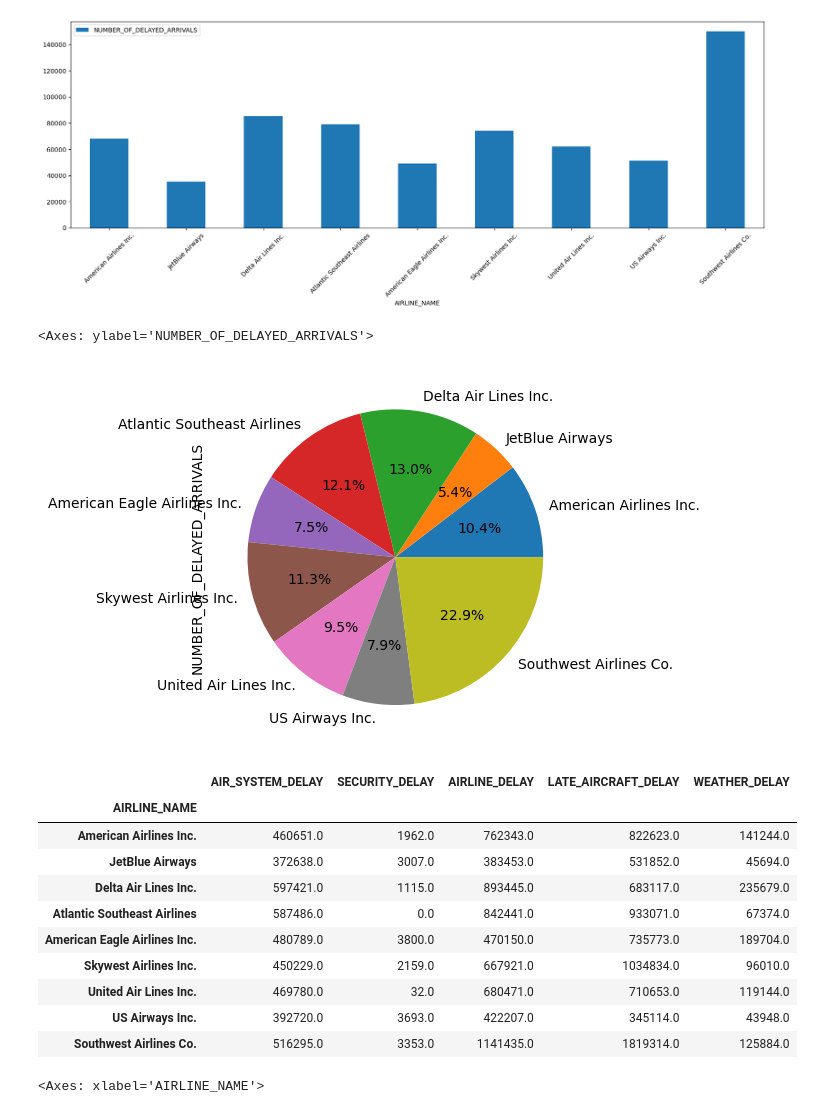
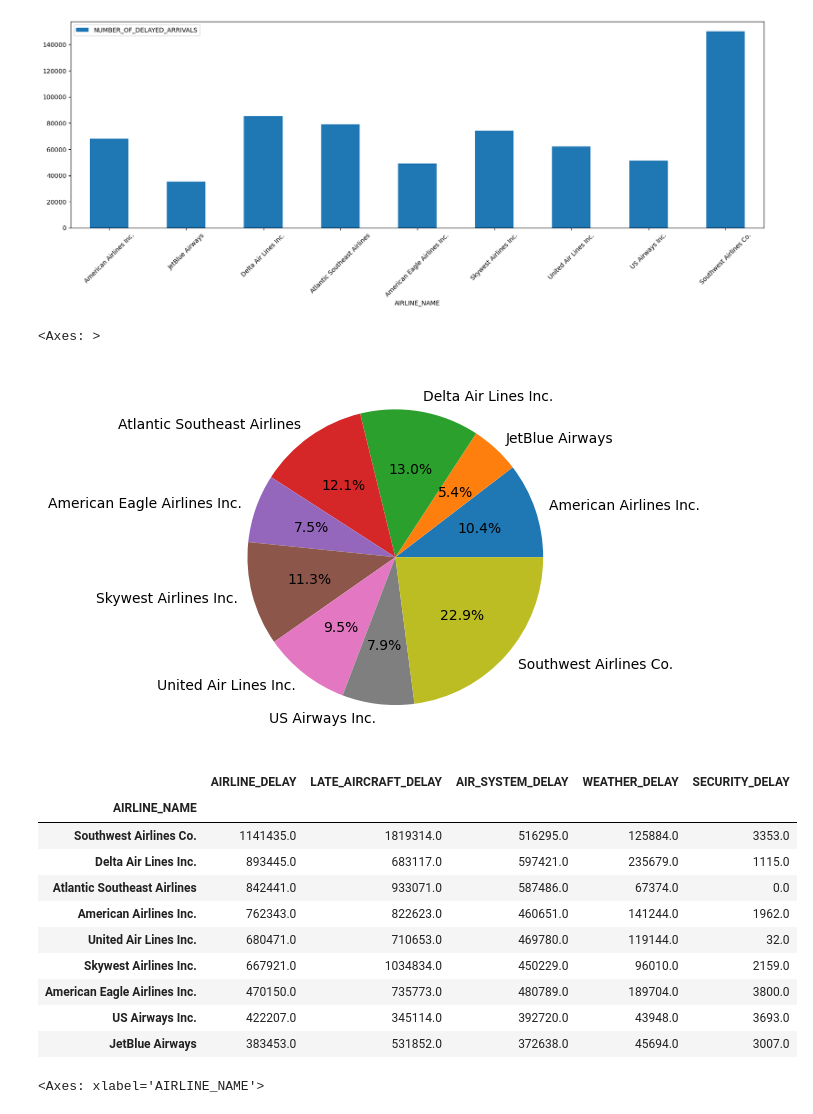
Before and after one commit to dmusili/airlineproject1, a Jupyter notebook: januarytoapril.ipynb, the cells around one changed output. Drawn from its saved outputs; the diff is of its cells as text; code cells hidden in the pictures.

```diff
--- a/januarytoapril.ipynb
+++ b/januarytoapril.ipynb
@@ -155,6 +155,9 @@ Data columns (total 24 columns):
  23  ARRIVAL_DELAY_STATUS   object
 dtypes: float64(11), int64(7), object(6)
 memory usage: 360.2+ MB
+# %%
+#drop rows with null depature delays
+first_quarter_df.dropna(subset=['DEPARTURE_DELAY'], inplace=True)
 # %%
 #get all the delayed depatures
 delayed_depatures=first_quarter_df[first_quarter_df['DEPATURE_DELAY_STATUS']=='DELAYED']
@@ -316,6 +319,9 @@ depature_delays_df.plot.pie(y='TOTAL_DELAYED_FLIGHTS', autopct='%1.1f%%', legend
 # %%
 #get the top 9 airlines with the most flights
 first_quarter_filtered_df=first_quarter_df[first_quarter_df['AIRLINE_CODE'].isin(airline_filter_list)]
+
+#drop rows with null arruvil delays
+first_quarter_filtered_df.dropna(subset=['ARRIVAL_DELAY'], inplace=True)
 
 #get airlines with their respective delay statuses
 airline_arrivals_df = first_quarter_filtered_df[["AIRLINE_CODE","ARRIVAL_DELAY_STATUS"]]
@@ -400,45 +410,49 @@ arrival_delays_df.plot(kind="bar", figsize=(20,6), rot=45)
 [figure]
 # %%
 #depature_delays_df.plot.(kind='pie', y='count')
-arrival_delays_df.plot.pie(y='NUMBER_OF_DELAYED_ARRIVALS', autopct='%1.1f%%', legend=False, rot=45)
+arrival_delays_df.plot.pie(y='NUMBER_OF_DELAYED_ARRIVALS', ylabel='', autopct='%1.1f%%', legend=False, rot=45)
 # %% [output]
-<Axes: ylabel='NUMBER_OF_DELAYED_ARRIVALS'>
+<Axes: >
-[figure, old version]
+[figure, new version]
 # %%
 delayed_flight_reasons=first_quarter_filtered_df[["AIRLINE_CODE", "AIR_SYSTEM_DELAY", "SECURITY_DELAY", "AIRLINE_DELAY", "LATE_AIRCRAFT_DELAY","WEATHER_DELAY"]]
 
 #delayed_flight_reasons['AIR_SYSTEM_DELAY'] = delayed_flight_reasons.AIR_SYSTEM_DELAY.fillna(0)
 delayed_flight_reasons.loc[:,"AIR_SYSTEM_DELAY"] = delayed_flight_reasons.AIR_SYSTEM_DELAY.fillna(0)
 #delayed_flight_reasons['SECURITY_DELAY'] = delayed_flight_reasons.SECURITY_DELAY.fillna(0)
 delayed_flight_reasons.loc[:,"SECURITY_DELAY"] = delayed_flight_reasons.SECURITY_DELAY.fillna(0)
 #delayed_flight_reasons['AIRLINE_DELAY'] = delayed_flight_reasons.AIRLINE_DELAY.fillna(0)
 delayed_flight_reasons.loc[:,"AIRLINE_DELAY"] = delayed_flight_reasons.AIRLINE_DELAY.fillna(0)
 #delayed_flight_reasons['LATE_AIRCRAFT_DELAY'] = delayed_flight_reasons.LATE_AIRCRAFT_DELAY.fillna(0)
 delayed_flight_reasons.loc[:,"LATE_AIRCRAFT_DELAY"] = delayed_flight_reasons.LATE_AIRCRAFT_DELAY.fillna(0)
 #delayed_flight_reasons['WEATHER_DELAY'] = delayed_flight_reasons.WEATHER_DELAY.fillna(0)
 delayed_flight_reasons.loc[:,"WEATHER_DELAY"] = delayed_flight_reasons.WEATHER_DELAY.fillna(0)
 
-airline_delays_by_reason=delayed_flight_reasons.groupby(['AIRLINE_CODE'])[['AIR_SYSTEM_DELAY', 'SECURITY_DELAY', 'AIRLINE_DELAY', 'LATE_AIRCRAFT_DELAY', 'WEATHER_DELAY']].sum().reset_index()
+airline_delays_by_reason=delayed_flight_reasons.groupby(['AIRLINE_CODE'])[['AIRLINE_DELAY', 'LATE_AIRCRAFT_DELAY','AIR_SYSTEM_DELAY','WEATHER_DELAY','SECURITY_DELAY']].sum().reset_index()
 
 #Get actual airline name
 airline_delays_by_reason['AIRLINE_NAME']=airline_delays_by_reason['AIRLINE_CODE'].apply(get_airline_name)
 
 airline_delays_by_reason=airline_delays_by_reason.drop(['AIRLINE_CODE'], axis=1)
 
 airline_delays_by_reason=airline_delays_by_reason.set_index('AIRLINE_NAME')
+
+airline_delays_by_reason=airline_delays_by_reason.sort_values(['AIRLINE_DELAY', 'LATE_AIRCRAFT_DELAY','AIR_SYSTEM_DELAY','WEATHER_DELAY','SECURITY_DELAY'], ascending=[False, False, False, False, False])
+
+#airline_delays_by_reason = airline_delays_by_reason[["AIRLINE_NAME", "LATE_AIRCRAFT_DELAY","AIR_SYSTEM_DELAY","WEATHER_DELAY","SECURITY_DELAY"]]
 airline_delays_by_reason
 # %% [output]
-|  | AIR_SYSTEM_DELAY | SECURITY_DELAY | AIRLINE_DELAY | LATE_AIRCRAFT_DELAY | WEATHER_DELAY |
+|  | AIRLINE_DELAY | LATE_AIRCRAFT_DELAY | AIR_SYSTEM_DELAY | WEATHER_DELAY | SECURITY_DELAY |
 | AIRLINE_NAME |  |  |  |  |  |
-| American Airlines Inc. | 460651.0 | 1962.0 | 762343.0 | 822623.0 | 141244.0 |
-| JetBlue Airways | 372638.0 | 3007.0 | 383453.0 | 531852.0 | 45694.0 |
-| Delta Air Lines Inc. | 597421.0 | 1115.0 | 893445.0 | 683117.0 | 235679.0 |
-| Atlantic Southeast Airlines | 587486.0 | 0.0 | 842441.0 | 933071.0 | 67374.0 |
-| American Eagle Airlines Inc. | 480789.0 | 3800.0 | 470150.0 | 735773.0 | 189704.0 |
-| Skywest Airlines Inc. | 450229.0 | 2159.0 | 667921.0 | 1034834.0 | 96010.0 |
-| United Air Lines Inc. | 469780.0 | 32.0 | 680471.0 | 710653.0 | 119144.0 |
-| US Airways Inc. | 392720.0 | 3693.0 | 422207.0 | 345114.0 | 43948.0 |
-| Southwest Airlines Co. | 516295.0 | 3353.0 | 1141435.0 | 1819314.0 | 125884.0 |
+| Southwest Airlines Co. | 1141435.0 | 1819314.0 | 516295.0 | 125884.0 | 3353.0 |
+| Delta Air Lines Inc. | 893445.0 | 683117.0 | 597421.0 | 235679.0 | 1115.0 |
+| Atlantic Southeast Airlines | 842441.0 | 933071.0 | 587486.0 | 67374.0 | 0.0 |
+| American Airlines Inc. | 762343.0 | 822623.0 | 460651.0 | 141244.0 | 1962.0 |
+| United Air Lines Inc. | 680471.0 | 710653.0 | 469780.0 | 119144.0 | 32.0 |
+| Skywest Airlines Inc. | 667921.0 | 1034834.0 | 450229.0 | 96010.0 | 2159.0 |
+| American Eagle Airlines Inc. | 470150.0 | 735773.0 | 480789.0 | 189704.0 | 3800.0 |
+| US Airways Inc. | 422207.0 | 345114.0 | 392720.0 | 43948.0 | 3693.0 |
+| JetBlue Airways | 383453.0 | 531852.0 | 372638.0 | 45694.0 | 3007.0 |
 # %%
 airline_delays_by_reason[["AIR_SYSTEM_DELAY", "SECURITY_DELAY", "AIRLINE_DELAY", "LATE_AIRCRAFT_DELAY", "WEATHER_DELAY"]].plot(figsize=(20,6), rot=45)
 # %% [output]
```
Also changed, not shown: parts of 9 cells of this notebook.
